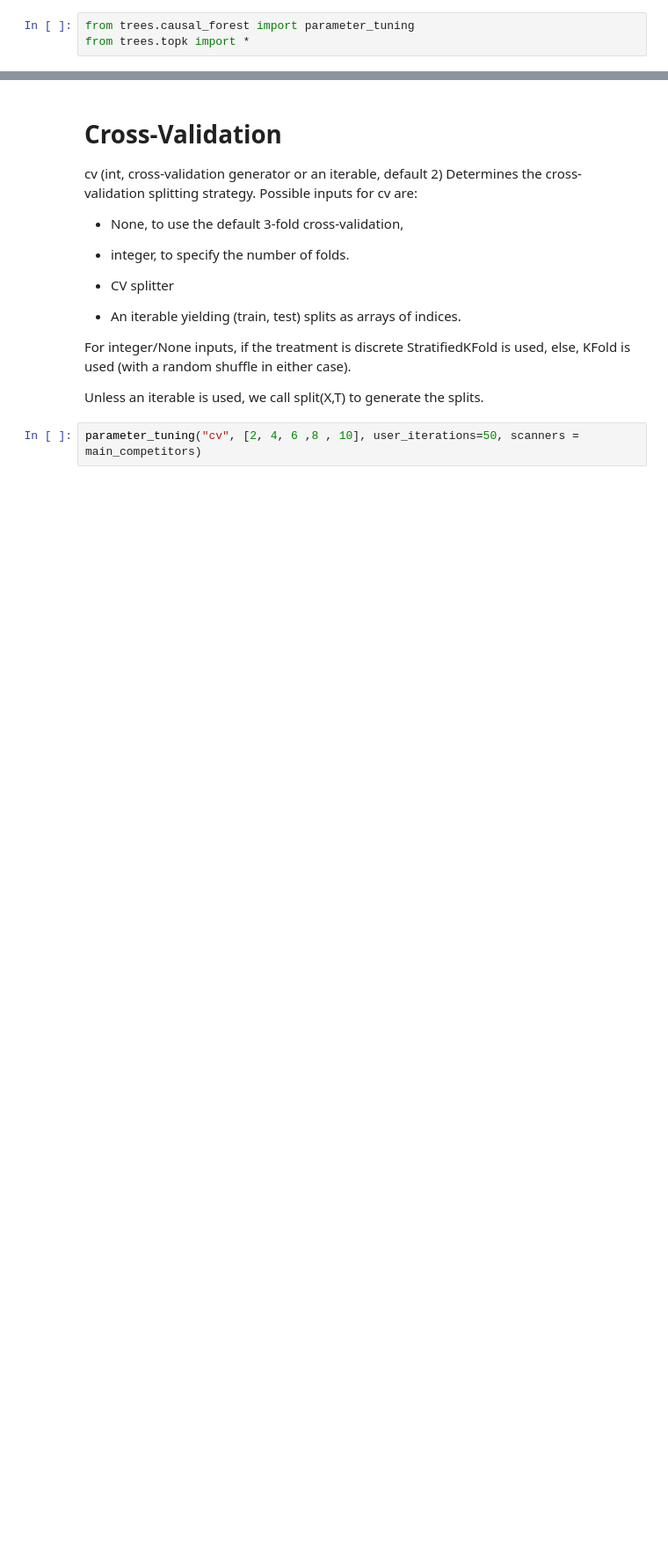
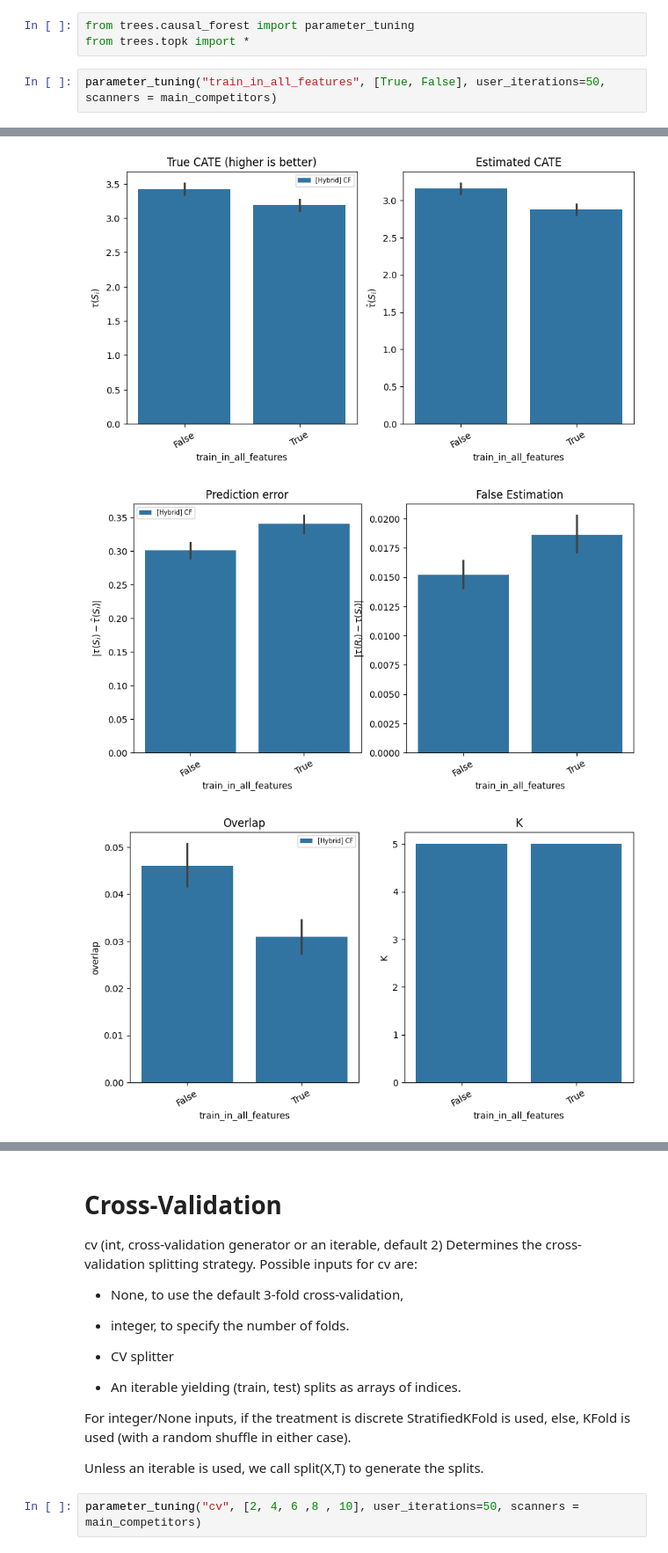
Before and after one commit to antonismand/Query-Driven-Data-Exploration-with-Heterogeneous-Treatment-Effects, a Jupyter notebook: experiments/algorithms/CF/CF_params.ipynb, the cells around one changed output, grey strips where cells are left out. Shown at 88% size. Drawn from its saved outputs; the diff is of its cells as text; blank space fills up the shorter version.

Commit message:
plot updates and minor changes

```diff
--- a/experiments/algorithms/CF/CF_params.ipynb
+++ b/experiments/algorithms/CF/CF_params.ipynb
@@ -1,3 +1,6 @@
 # %%
 from trees.causal_forest import parameter_tuning
 from trees.topk import *
+# %%
+parameter_tuning("train_in_all_features", [True, False], user_iterations=50, scanners = main_competitors)
+# %% [output]
@@ -3,0 +9,3 @@ from trees.topk import *
+[figure, added]
+[figure, added]
+[figure, added]
```
Also changed, not shown: parts of 2 cells of this notebook, 6 other files.
